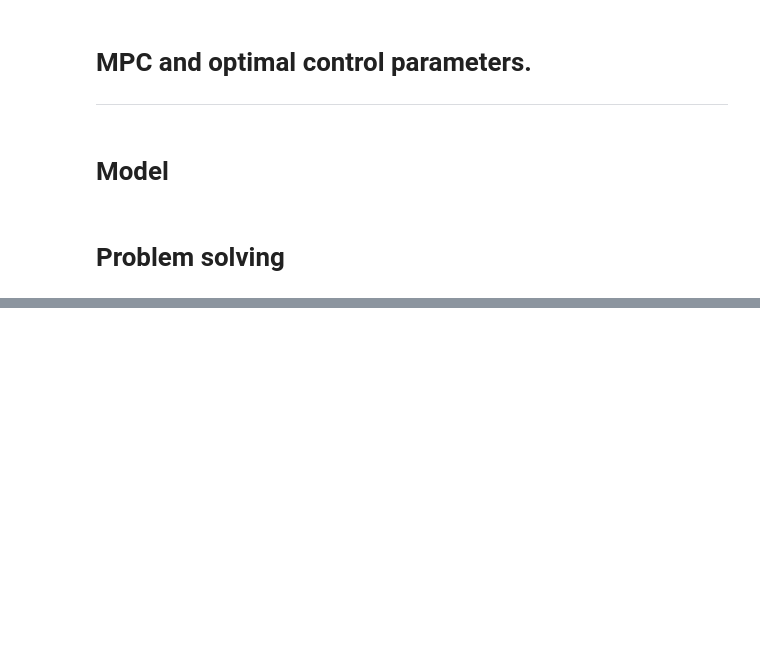
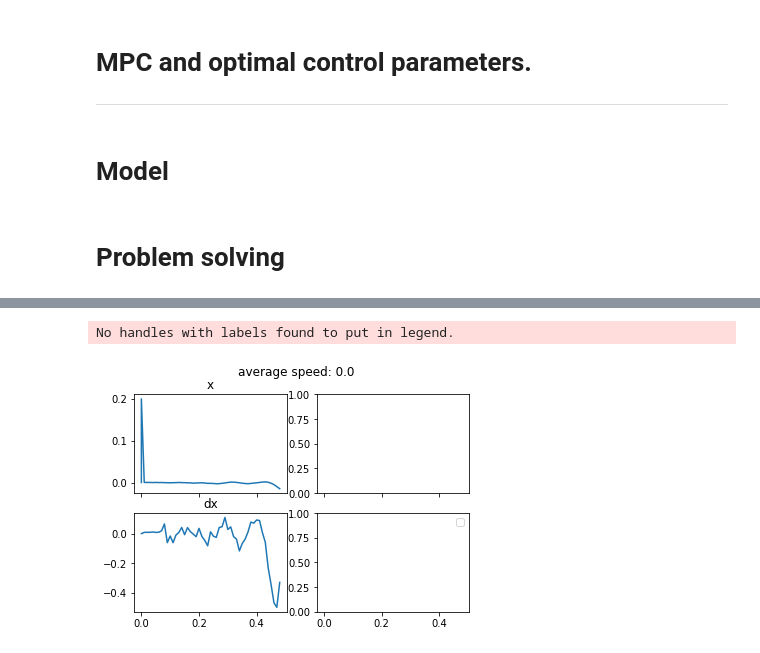
Before and after one commit to xxFirefly/mpc_rl_capsubot, a Jupyter notebook: example_mpc.ipynb, the cells around one changed output, grey strips where cells are left out. Cells and saved outputs as stored; diff of their text form; code cells hidden in the pictures; blank space fills up the shorter version.

```diff
--- a/example_mpc.ipynb
+++ b/example_mpc.ipynb
@@ -275,22 +289,24 @@ This program contains Ipopt, a library for large-scale nonlinear optimization.
 # %%
 states = np.array(states)
-
 fig, axs = plt.subplots(2, 2, sharex=True)  # , sharex=True, sharey=True)
-fig.suptitle("average speed: {:.3}".format(states[-1, 0] / ts[-1]))
-axs[0, 0].plot(ts, states[:, 0], label="x")
+fig.suptitle("average speed: {:.3}".format(states[0, -1] / t[-1, 0]))
+axs[0, 0].plot(t, states[:, 0], label="x")
 axs[0, 0].set_title("x")
-axs[1, 0].plot(ts, states[:, 1], label="dx")
+axs[1, 0].plot(t, states[:, 1], label="dx")
 axs[1, 0].set_title("dx")
-axs[0, 1].plot(ts, states[:, 2] + states[:, 0], label="xi")
-axs[1, 0].set_title("xi")
-axs[1, 1].plot(ts, states[:, 3], label="dxi")
-axs[1, 1].set_title("dxi")
-t_shift = 3
-axs[0, 0].set_xlim(t_shift, t_shift + 1)
+# axs[0, 1].plot(t, states[:, 2] + states[:, 0], label="xi")
+# axs[1, 0].set_title("xi")
+# axs[1, 1].plot(t, states[:, 3], label="dxi")
+# axs[1, 1].set_title("dxi")
+# t_shift = 3
+# axs[0, 0].set_xlim(t_shift, t_shift + 1)
 
 
-plt.figure()
-plt.plot(ts, actions, label="F")
-plt.xlim(t_shift, t_shift + 1)
+# plt.figure()
+# plt.plot(ts, actions, label="F")
+# plt.xlim(t_shift, t_shift + 1)
 plt.legend()
 plt.show()
+# %% [output]
+No handles with labels found to put in legend.
+[figure, added]
```
Also changed, not shown: parts of 3 cells of this notebook.
